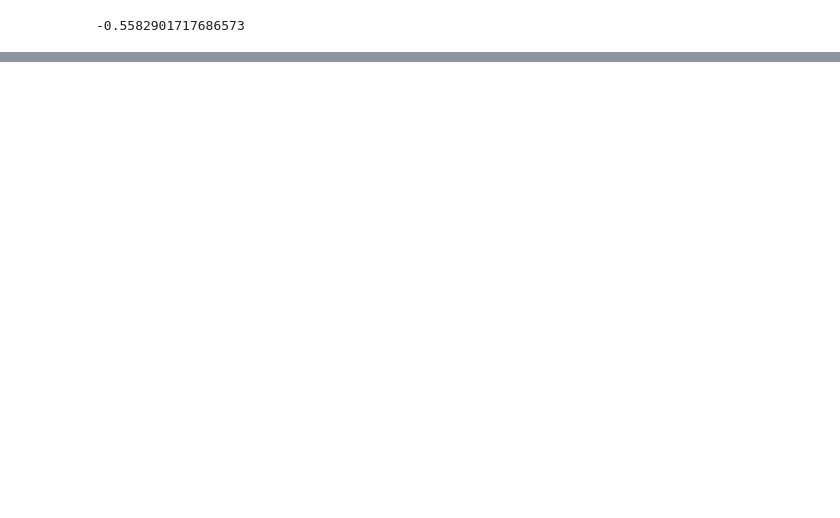
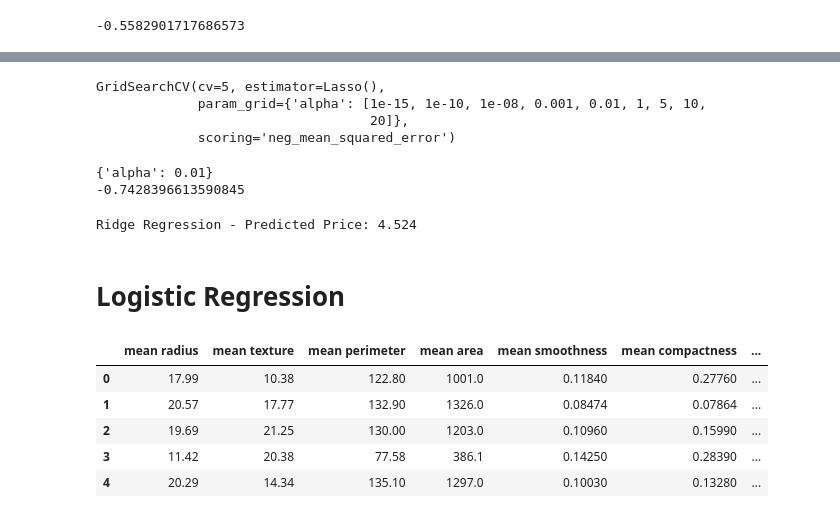
Before and after one commit to vikasratn/agentic-ai-collections, a Jupyter notebook: Assignments/ML-Algorithm/linear_regression.ipynb, the cells around one changed output, grey strips where cells are left out. Cells and saved outputs as stored; diff of their text form; code cells hidden in the pictures; blank space fills up the shorter version.

Commit message:
regression practice

```diff
--- a/Assignments/ML-Algorithm/linear_regression.ipynb
+++ b/Assignments/ML-Algorithm/linear_regression.ipynb
@@ -100,0 +168,45 @@ np.float64(-36.941920207184474)
+# %%
+from sklearn.linear_model import Lasso
+from sklearn.model_selection import GridSearchCV
+ridge=Lasso()
+params={"alpha":[1e-15,1e-10,1e-8,1e-3,1e-2,1,5,10,20]}
+
+lasso_regressor=GridSearchCV(ridge,params,scoring='neg_mean_squared_error',cv=5)
+lasso_regressor.fit(X,y)
+# %% [output]
+GridSearchCV(cv=5, estimator=Lasso(),
+             param_grid={'alpha': [1e-15, 1e-10, 1e-08, 0.001, 0.01, 1, 5, 10,
+                                   20]},
+             scoring='neg_mean_squared_error')
+# %%
+print(lasso_regressor.best_params_)
+print(lasso_regressor.best_score_)
+# %% [output]
+{'alpha': 0.01}
+-0.7428396613590845
+# %%
+# Predict using a new sample (e.g., row 0)
+new_data = np.array([[8.3252, 41.0, 6.984127, 1.023810, 322.0, 2.555556, 37.88, -122.23]])
+prediction = lasso_regressor.predict(new_data)
+
+print(f"Ridge Regression - Predicted Price: {prediction[0]:.3f}")
+# %% [output]
+Ridge Regression - Predicted Price: 4.524
+# %% [markdown]
+# Logistic Regression
+# %%
+from sklearn.linear_model import LogisticRegression
+# load dataset
+from sklearn.datasets import load_breast_cancer
+df=load_breast_cancer()
+#Independent Features
+X=pd.DataFrame(df['data'],columns=df['feature_names'])
+# %%
+X.head()
+# %% [output]
+|  | mean radius | mean texture | mean perimeter | mean area | mean smoothness | mean compactness | ... |
+| 0 | 17.99 | 10.38 | 122.80 | 1001.0 | 0.11840 | 0.27760 | ... |
+| 1 | 20.57 | 17.77 | 132.90 | 1326.0 | 0.08474 | 0.07864 | ... |
+| 2 | 19.69 | 21.25 | 130.00 | 1203.0 | 0.10960 | 0.15990 | ... |
+| 3 | 11.42 | 20.38 | 77.58 | 386.1 | 0.14250 | 0.28390 | ... |
+| 4 | 20.29 | 14.34 | 135.10 | 1297.0 | 0.10030 | 0.13280 | ... |
```
Also changed, not shown: parts of 26 cells of this notebook, 3 other files.
